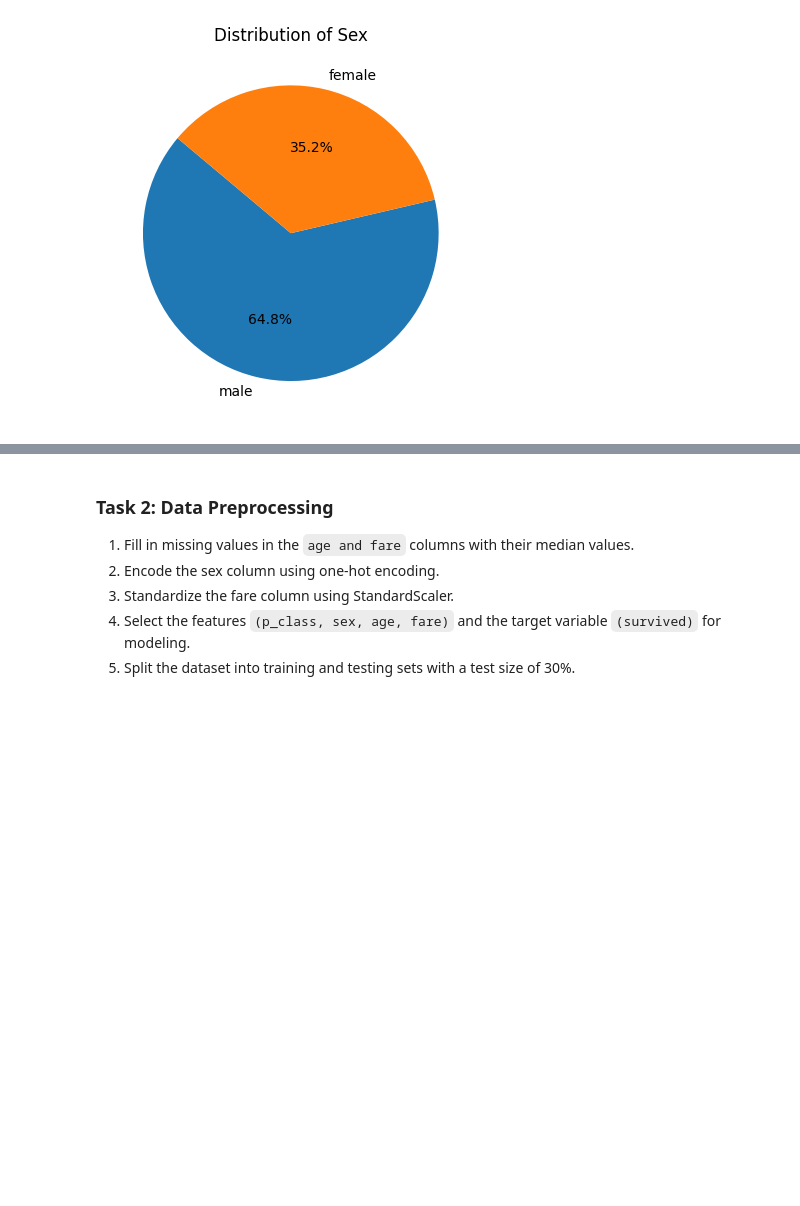
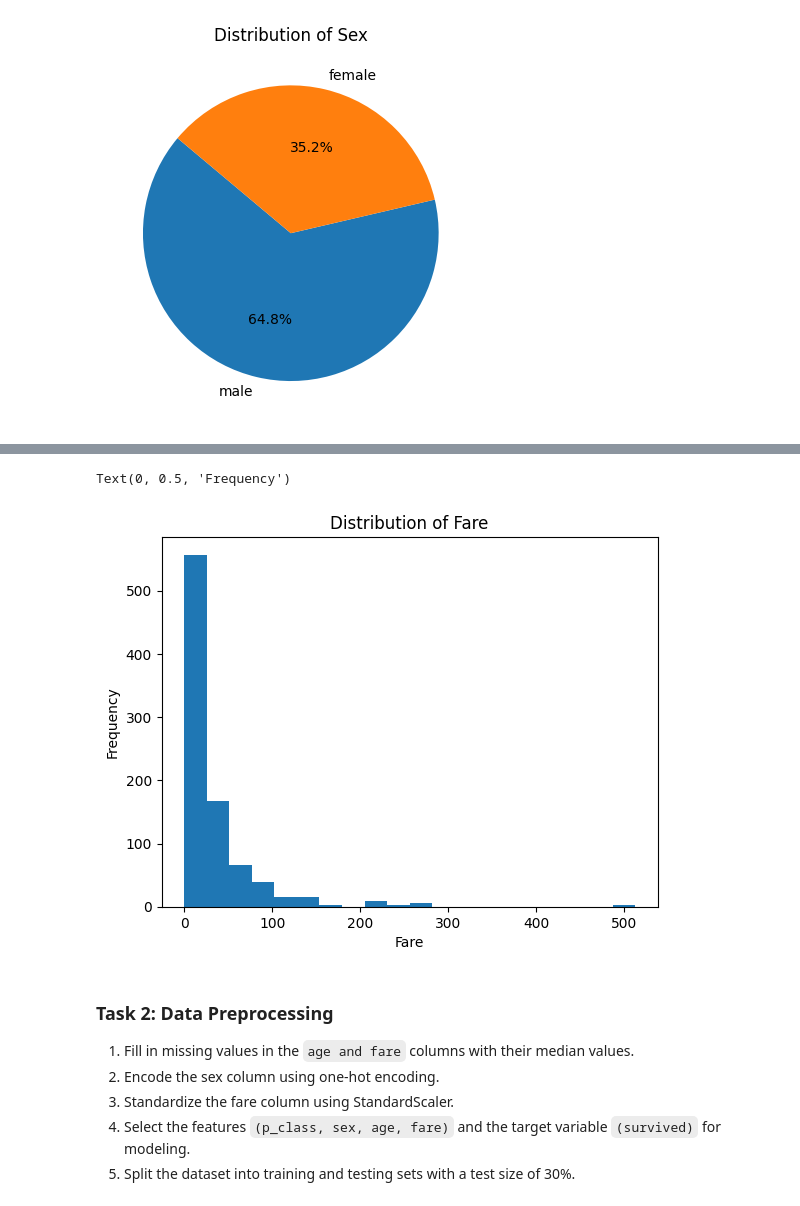
Before and after one commit to RawatXd/Machine-Learning-Projects, a Jupyter notebook: Titanic Survival Prediction/titanic_survival.ipynb, the cells around one changed output, grey strips where cells are left out. Cells and saved outputs as stored; diff of their text form; code cells hidden in the pictures; blank space fills up the shorter version.

```diff
--- a/Titanic Survival Prediction/titanic_survival.ipynb
+++ b/Titanic Survival Prediction/titanic_survival.ipynb
@@ -129,5 +121,11 @@ plt.show()
 # %%
 # Step 9: Visualize the distribution of 'fare' using a histogram
+df['fare'].plot(kind='hist',bins = 20 , title="Distribution of Fare")
+plt.xlabel("Fare")
+plt.ylabel("Frequency")
+# %% [output]
+Text(0, 0.5, 'Frequency')
+[figure, added]
 # %% [markdown]
 ### Task 2: Data Preprocessing
 
```
Also changed, not shown: parts of 9 cells of this notebook.
